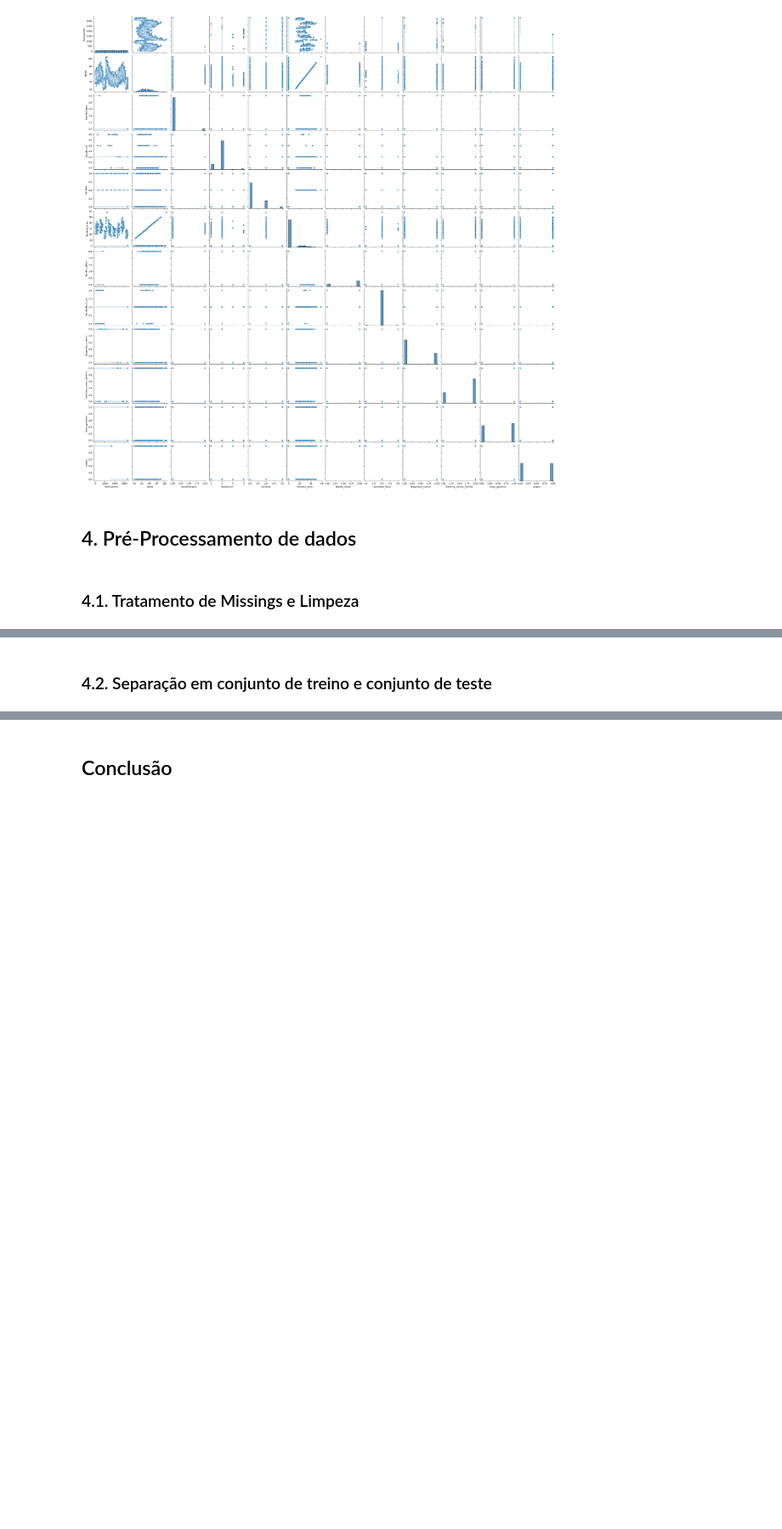
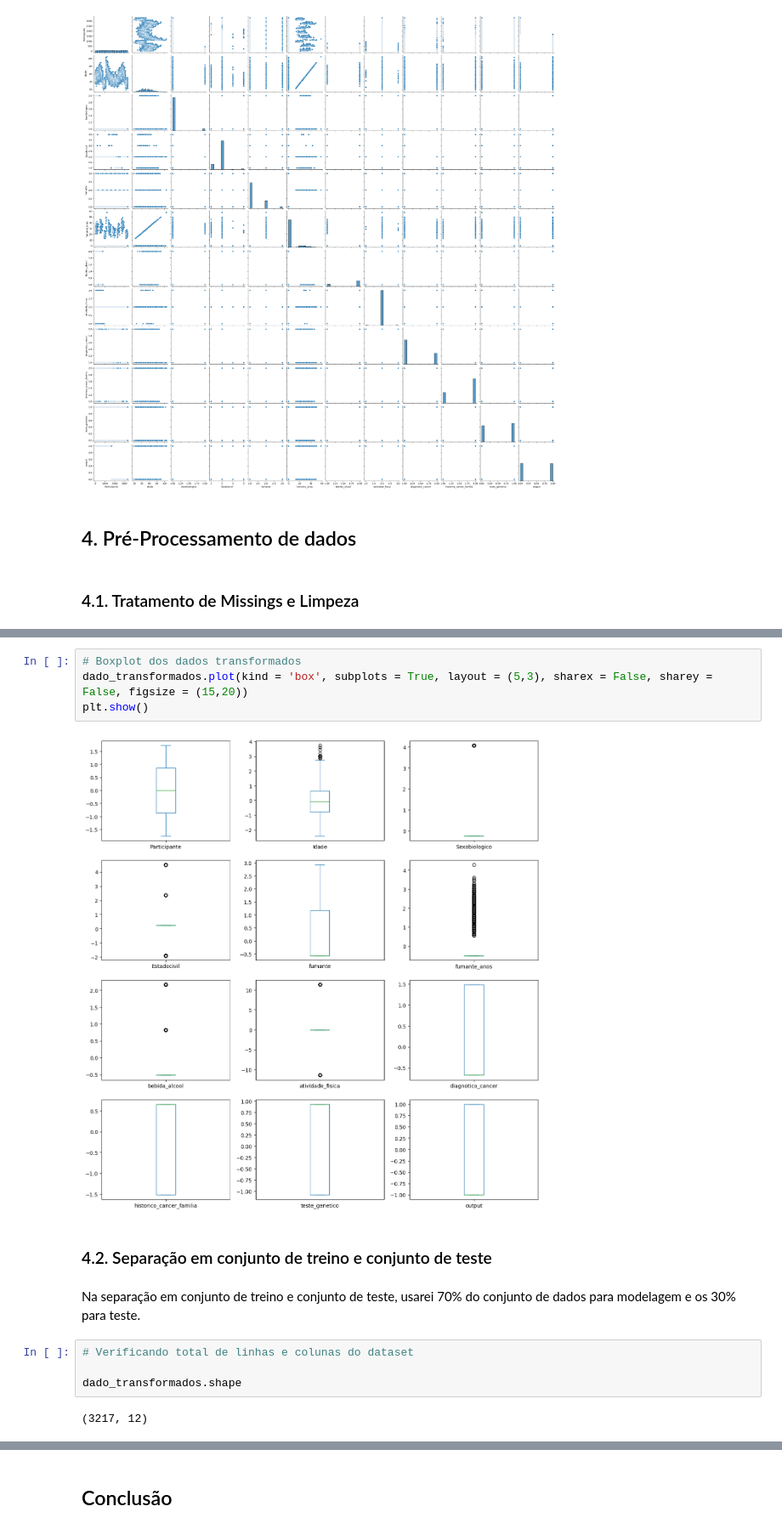
Before and after one commit to JulianaFanni/datascience, a Jupyter notebook: JulianaFanni_MVP.ipynb, the cells around one changed output, grey strips where cells are left out. Shown at 85% size. Saved outputs shown, nothing was run; the diff lists cells and outputs as text; blank space fills up the shorter version.

```diff
--- a/JulianaFanni_MVP.ipynb
+++ b/JulianaFanni_MVP.ipynb
@@ -368,2 +579,16 @@ ms.matrix(dadoSemMissings);
+# %%
+# Boxplot dos dados transformados
+dado_transformados.plot(kind = 'box', subplots = True, layout = (5,3), sharex = False, sharey = False, figsize = (15,20))
+plt.show()
+# %% [output]
+[figure, added]
 # %% [markdown]
 ### 4.2. Separação em conjunto de treino e conjunto de teste
+# %% [markdown]
+Na separação em conjunto de treino e conjunto de teste, usarei 70% do conjunto de dados para modelagem e os 30% para teste.
+# %%
+# Verificando total de linhas e colunas do dataset
+
+dado_transformados.shape
+# %% [output]
+(3217, 12)
```
Also changed, not shown: parts of 36 cells of this notebook.
